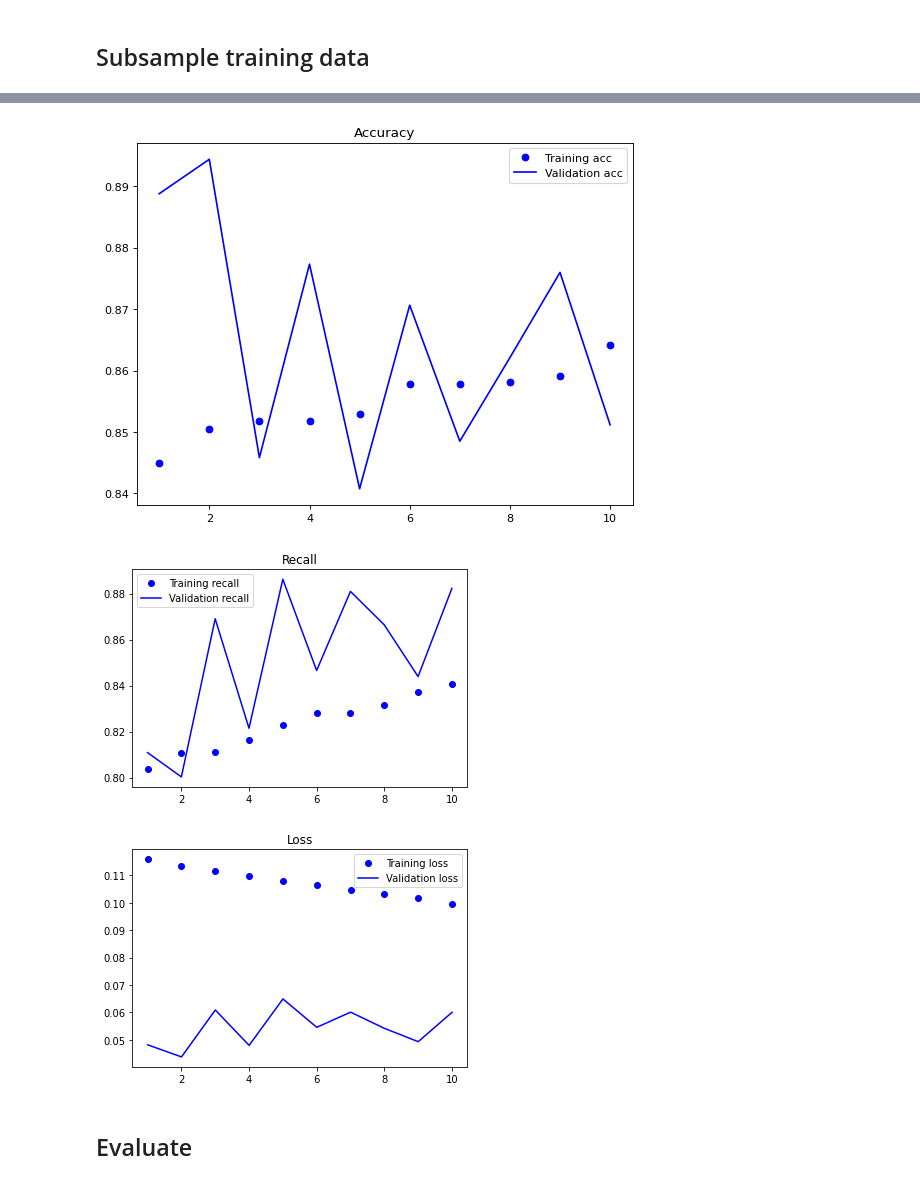
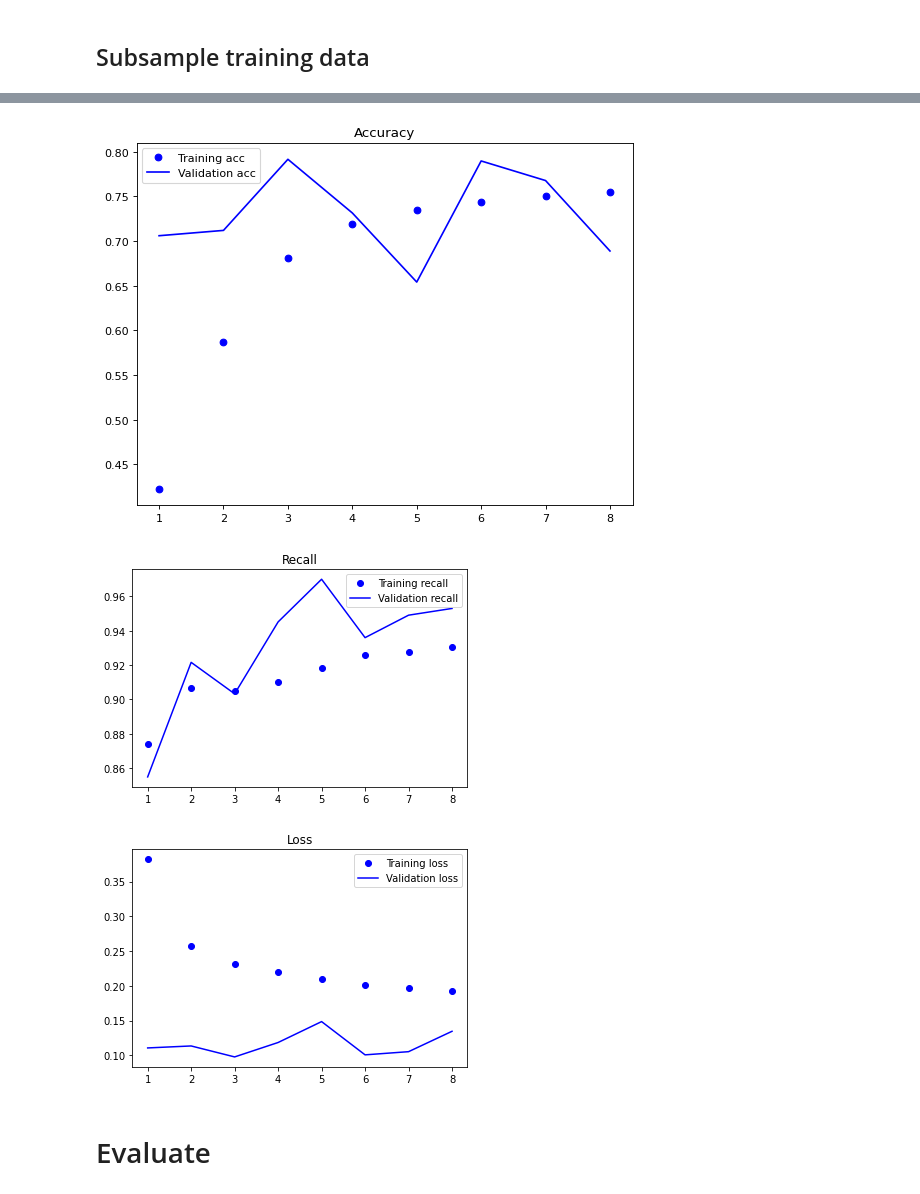
Before and after one commit to katarinagresova/AgoBind, a Jupyter notebook: experiments/Cascade.ipynb, the cells around one changed output, grey strips where cells are left out. Cells and saved outputs as stored; diff of their text form; code cells hidden in the pictures.

```diff
--- a/experiments/Cascade.ipynb
+++ b/experiments/Cascade.ipynb
@@ -223,7 +212,7 @@ def plot_history(history):
 # Train data 1:10 preparation
 # %%
 training_ratio = 10
-train_df = pd.read_csv("Datasets/train_set_1_" + str(training_ratio) + "_CLASH2013_paper.tsv", sep='\t')
+train_df = pd.read_csv("../data/train_set_1_" + str(training_ratio) + "_CLASH2013_paper.tsv", sep='\t')
 # set random state for reproducibility
 RANDOM_STATE = 42
 np.random.seed(RANDOM_STATE)
@@ -281,17 +252,24 @@ _________________________________________________________________
 # %% [markdown]
 ## Train subsampler
 # %%
-monitor_val_recall = EarlyStopping(monitor = 'val_recall', patience = 5)
+monitor_val_recall = EarlyStopping(monitor = 'val_recall', patience = 7)
+best_model_path = "model_1_" + str(training_ratio) + "focal.h5"
+model_checkpoint_callback = tf.keras.callbacks.ModelCheckpoint(
+    filepath=best_model_path,
+    save_weights_only=True,
+    monitor='val_recall',
+    mode='max',
+    save_best_only=True)
 model_history = model.fit(
     train_ohe, train_labels,
     validation_split=0.05, epochs=20,
     batch_size=32,
     class_weight={0: 1, 1: 10*training_ratio},
-    callbacks=[monitor_val_recall]
+    callbacks=[monitor_val_recall, model_checkpoint_callback]
     )
 
 plot_history(model_history)
 
-model.save("model_1_" + str(training_ratio) + "focal.h5")
+#model.save("model_1_" + str(training_ratio) + "focal.h5")
 # %% [output]
 Epoch 1/20
@@ -312,3 +295,5 @@ Epoch 6/20
+# %%
+model.load_weights(best_model_path)
 # %% [markdown]
 ## Subsample training data
 # %%
@@ -370,14 +337,22 @@ _________________________________________________________________
 # %%
-#monitor_val_recall = EarlyStopping(monitor = 'val_recall', patience = 5)
+monitor_val_loss = EarlyStopping(monitor = 'val_loss', patience = 7)
+best_model_path = "model2_1_" + str(training_ratio) + "focal.ckpt"
+model_checkpoint_callback = tf.keras.callbacks.ModelCheckpoint(
+    filepath=best_model_path,
+    save_weights_only=True,
+    monitor='val_recall',
+    mode='max',
+    save_best_only=True,
+    verbose=1)
 model_history = model2.fit(
     train_ohe_sub, train_labels_sub,
-    validation_split=0.05, epochs=10,
+    validation_split=0.05, epochs=20,
     batch_size=32,
-    class_weight={0: 1, 1: training_ratio},
-#    callbacks=[monitor_val_recall]
+    class_weight={0: 1, 1: 5*training_ratio},
+    callbacks=[monitor_val_recall, model_checkpoint_callback]
     )
 
 plot_history(model_history)
 
-model.save("model2_1_" + str(training_ratio) + "focal.h5")
+model2.load_weights("model2_1_" + str(training_ratio) + "focal.h5")
 # %% [output]
@@ -404,5 +376,5 @@ Epoch 10/10
-[figure, old version]
+[figure, new version]
-[figure, old version]
+[figure, new version]
-[figure, old version]
+[figure, new version]
 # %% [markdown]
-## Evaluate
+# Evaluate
```
Also changed, not shown: parts of 48 cells of this notebook.
